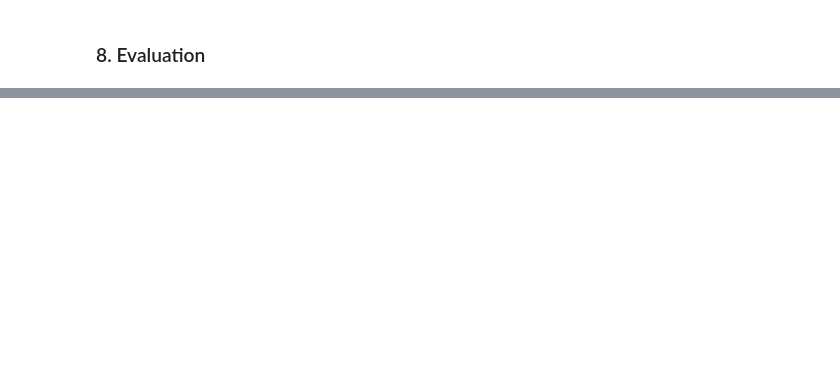
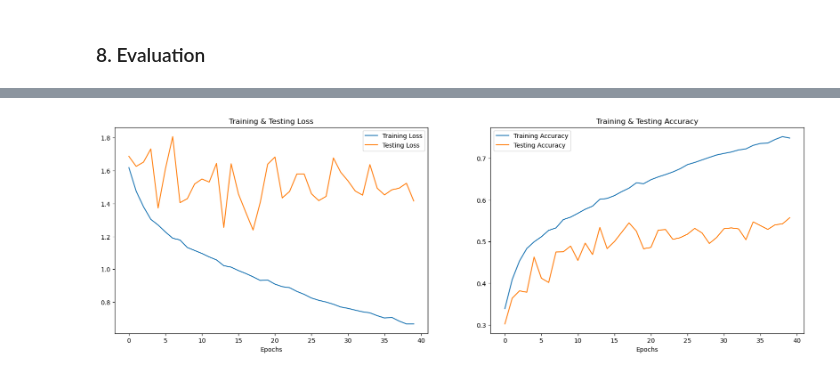
Before and after one commit to nghng/Emotion-Classification, a Jupyter notebook: main.ipynb, the cells around one changed output, grey strips where cells are left out. Cells and saved outputs as stored; diff of their text form; code cells hidden in the pictures; blank space fills up the shorter version.

```diff
--- a/main.ipynb
+++ b/main.ipynb
@@ -612,3 +768,4 @@ model.summary()
 # %%
+model000.compile(loss='categorical_crossentropy', optimizer='adam', metrics=['accuracy'])
 rlrp = ReduceLROnPlateau(monitor='loss', factor=0.4, verbose=0, patience=4, min_lr=0.0000001)
-history=model.fit(X, Y, batch_size=64, epochs=50, validation_data=(X_val, Y_val), callbacks=[rlrp])
+history=model000.fit(X, Y, batch_size=64, epochs=40, validation_data=(X_val, Y_val))
@@ -615,9 +790,9 @@ history=model.fit(X, Y, batch_size=64, epochs=50, validation_data=(X_val, Y_val)
 # %% [markdown]
 ### 8. Evaluation
 # %%
-print("Accuracy of our model on test data : " , model.evaluate(X_test,Y_test)[1]*100 , "%")
+print("Accuracy of our model on test data : " , model000.evaluate(X_test,Y_test)[1]*100 , "%")
 
-epochs = [i for i in range(50)]
+epochs = [i for i in range(40)]
 fig , ax = plt.subplots(1,2)
 train_acc = history.history['accuracy']
 train_loss = history.history['loss']
@@ -637,3 +812,4 @@ ax[1].set_title('Training & Testing Accuracy')
 ax[1].legend()
 ax[1].set_xlabel("Epochs")
 plt.show()
+# %% [output]
@@ -640 +818,2 @@ plt.show()
+[figure, added]
 # %%
```
Also changed, not shown: parts of 25 cells of this notebook, 1 other file.
